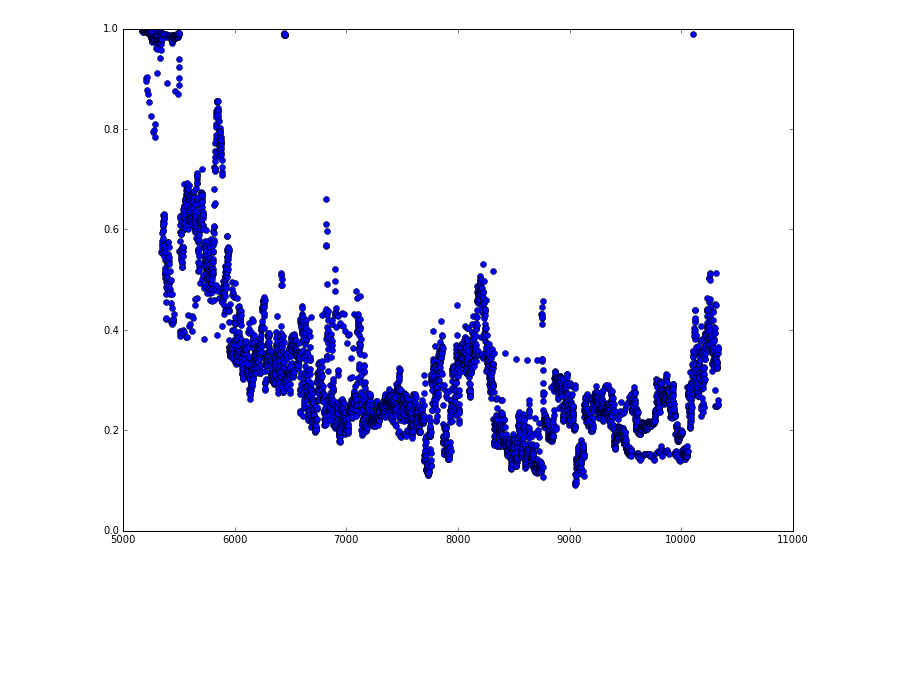
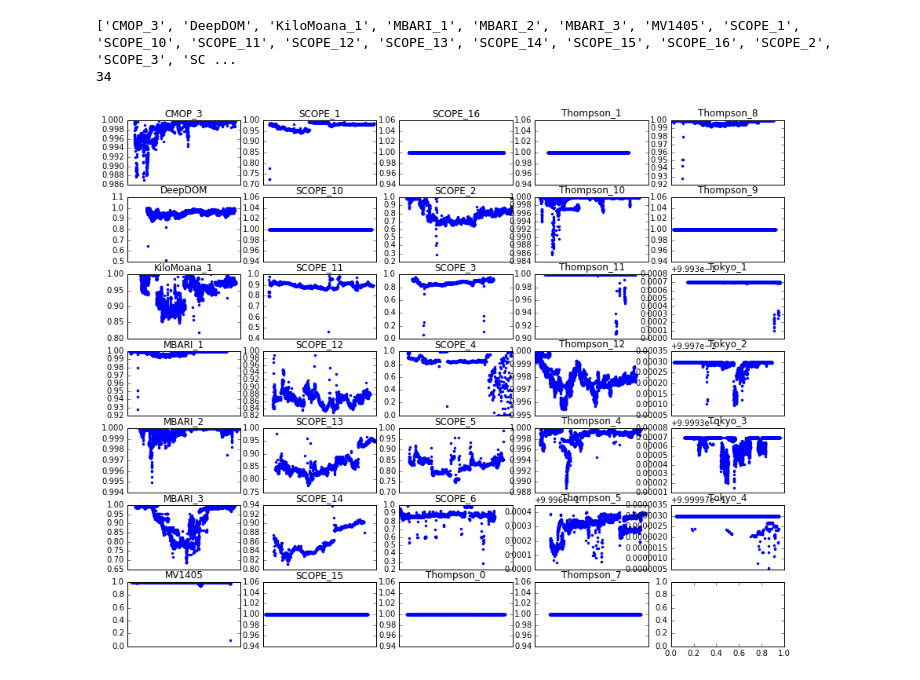
Before and after one commit to sophieclayton/seaflow_reproc, a Jupyter notebook: evt_tot_particles.ipynb, the cells around one changed output. Saved outputs shown, nothing was run; the diff lists cells and outputs as text; code cells hidden in the pictures; blank space fills up the shorter version.

Commit message:
updated to add figures for all cruises

```diff
--- a/evt_tot_particles.ipynb
+++ b/evt_tot_particles.ipynb
@@ -27,8 +9,0 @@ opp = opp.loc[opp['filter_id']== filtid]
-# %%
-# make a plot of the evt/total particles
-fig = plt.figure(1, figsize=(12,9))
-
-plt.plot(opp['evt_count']/opp['all_count'],'o')
-plt.show()
-# %% [output]
-[figure, removed]
@@ -37,0 +10,50 @@ plt.show()
+# %%
+# set the working directory
+
+indir = "/Volumes/data/data/seaflow/refilter/"
+cruises = [x for x in os.listdir(indir)] # if os.path.isdir(x)]
+print cruises
+print len(cruises)
+# %% [output]
+['CMOP_3', 'DeepDOM', 'KiloMoana_1', 'MBARI_1', 'MBARI_2', 'MBARI_3', 'MV1405', 'SCOPE_1', 'SCOPE_10', 'SCOPE_11', 'SCOPE_12', 'SCOPE_13', 'SCOPE_14', 'SCOPE_15', 'SCOPE_16', 'SCOPE_2', 'SCOPE_3', 'SC ...
+34
+# %%
+f1, axarr = plt.subplots(7,5 , figsize=(15, 12), dpi = 600)
+
+p = 0
+m = [0, 0, 0, 0, 0, 0, 0, 1, 1, 1, 1, 1, 1, 1, 2, 2, 2, 2, 2, 2, 2, 3,3,3,3,3,3,3,4,4,4,4,4,4,4]
+n = [0,1,2,3,4,5,6,0,1,2,3,4,5,6,0,1,2,3,4,5,6,0,1,2,3,4,5,6,0,1,2,3,4,5,6]
+for c in cruises:
+    x = n[p]
+    y = m[p]
+
+    # open the sqlite db
+    dbfile = '%s%s/%s.db' % (indir, c, c)
+
+    db = sqlite3.connect(dbfile)
+    filt = pd.read_sql_query("SELECT * from filter", db)
+
+    # find the newest filter id
+    filtid = filt['id'][1]
+
+    opp = pd.read_sql_query("SELECT * from opp", db)
+    opp = opp.loc[opp['filter_id']== filtid]
+
+    axarr[x,y].plot(opp['evt_count']/opp['all_count'],'.', lw =0)
+    axarr[x,y].set_title(c)
+
+
+    axarr[x,y].tick_params(
+        axis='x',          # changes apply to the x-axis
+        which='both',      # both major and minor ticks are affected
+        bottom='off',      # ticks along the bottom edge are off
+        top='off',         # ticks along the top edge are off
+        labelbottom='off') # labels along the bottom edge are off
+    p += 1
+
+
+plt.show()
+
+f1.savefig('evt_total_ratio.png', dpi = 600)
+# %% [output]
+[figure, added]
```
Also changed, not shown: parts of 4 cells of this notebook, 1 other file.
